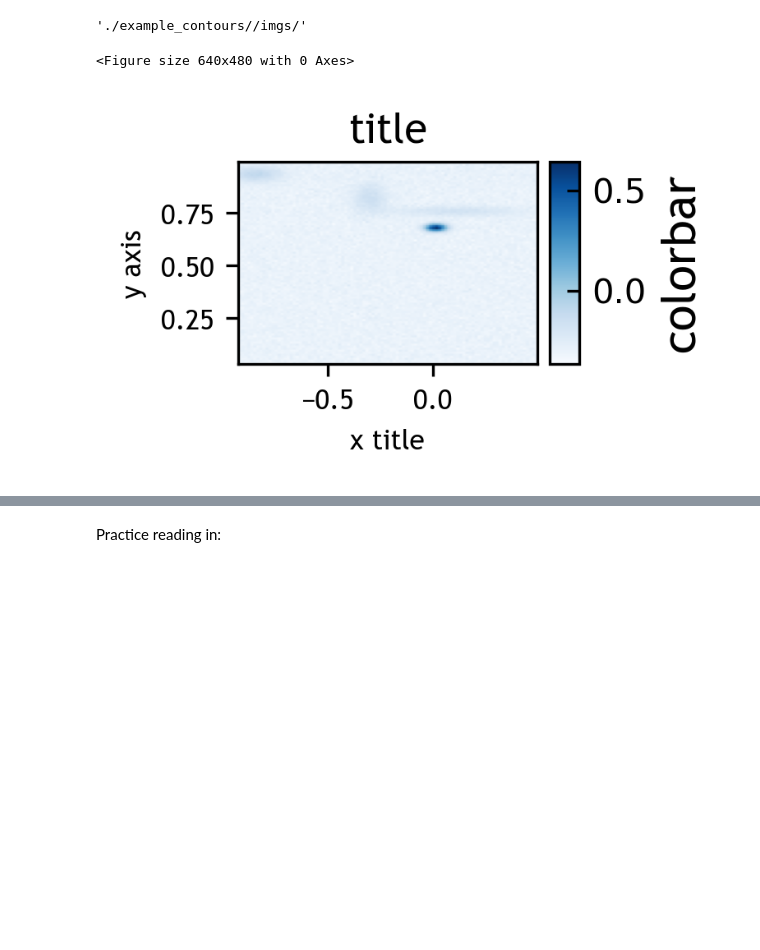
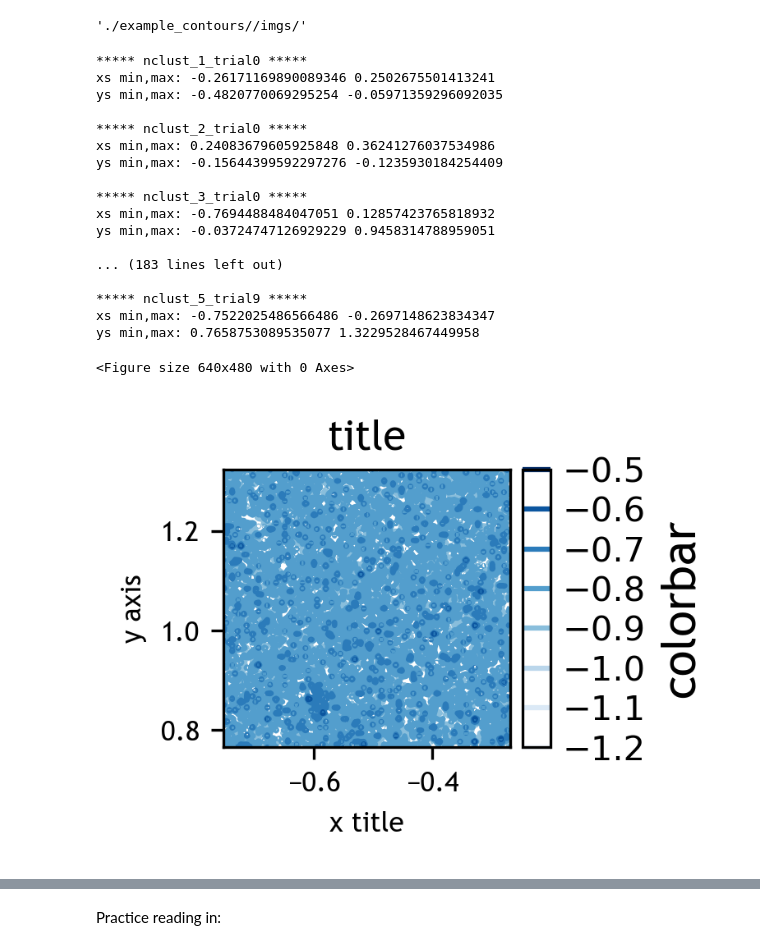
Before and after one commit to ReadingTimeMachine/LLM_VQA_JCDL2025, a Jupyter notebook: create_example_contours_jcdl2025.ipynb, the cells around one changed output, grey strips where cells are left out. Cells and saved outputs as stored; diff of their text form; code cells hidden in the pictures; blank space fills up the shorter version.

```diff
--- a/create_example_contours_jcdl2025.ipynb
+++ b/create_example_contours_jcdl2025.ipynb
@@ -502,6 +502,9 @@ if 'LLM_VQA_JCDL2025' in fake_figs_dir and ntrials > 10:
 
 for n in range(ntrials):
     for nclust in nclusters:
+        print('')
+        base_name = 'nclust_' + str(nclust) + '_trial' + str(n)
+        print('*****', base_name, '*****')
 
         # this becomes more important when we have multiple axes and more complex plots
         data_for_plots = []
@@ -518,22 +521,44 @@ for n in range(ntrials):
         plot_params_loop['contour']['distribution']['gmm']['nclusters'] = {'min': nclust, 'max': nclust}
         plot_params_loop['contour']['distribution']['gmm']['cluster std'] = cluster_std
         plot_params_loop['contour']['distribution']['gmm']['noise'] = noise
-        data_for_plot = get_data(plot_params_loop[plot_type],
-                        plot_type=plot_type,
-                                distribution=distribution_type,
-                                rng=rng, nx=nx_points, ny=ny_points)
+
 
         fig, axes, plot_inds = make_base_plot(plot_style, color_map, dpi,
                                               nrows, ncols, aspect_fig,
                         base=2, verbose=False, tight_layout = tight_layout)
 
         for iplot, ax in enumerate(axes):
+            # choose xmin/max/etc a bit more carefully
+            xmin = rng.uniform(low=plot_params_loop[plot_type]['xmin'],
+                           high=plot_params_loop[plot_type]['xmax'])
+            xmax = rng.uniform(low=plot_params_loop[plot_type]['xmin'],
+                           high=plot_params_loop[plot_type]['xmax'])
+            if xmin > xmax:
+                x1 = xmin
+                xmin = xmax
+                xmax = x1
+            ymin = rng.uniform(low=plot_params_loop[plot_type]['ymin'],
+                           high=plot_params_loop[plot_type]['ymax'])
+            scale = (xmax-xmin)*rng.uniform(low=0.25,high=1.5)
+            ymax = ymin + scale
+
+            data_for_plot = get_data(plot_params_loop[plot_type],
+                            plot_type=plot_type,
+                                    distribution=distribution_type,
+                                    rng=rng, nx=nx_points, ny=ny_points,
+                                    xmin=xmin, xmax=xmax, ymin=ymin,ymax=ymax)
+
+            print('xs min,max:', data_for_plot['xs'].min(), data_for_plot['xs'].max())
+            print('ys min,max:', data_for_plot['ys'].min(), data_for_plot['ys'].max())
+
             data_from_plot, ax = make_plot(plot_params_here[plot_type], data_for_plot,
                                     axes[0], plot_type=plot_type,
                                     rng=rng,
                                     colorbar_side=colorbar_side,
                                     colorbar_size=colorbar_size, colorbar_pad = colorbar_pad,
                                     elinewidth=elinewidth)
+
+
 
             title, xlabel, ylabel = add_titles_and_labels(axes[0], 'x title', 'y axis', 'title',
                                                         title_params, csfont, title_fontsize,
@@ -552,10 +577,7 @@ for n in range(ntrials):
             else:
                 cbar_nums.append(-1)
 
-            # save image
-            base_name = 'nclust_' + str(nclust) + '_trial' + str(n)
-            for imgf in img_format:
-                fig.savefig(img_dir + base_name + '.' + imgf)
+
 
             ####### SAVE DATA ########
             # save data for parsing later -- only a single plot right now
@@ -566,6 +588,10 @@ for n in range(ntrials):
             xlabels.append(xlabel)
             ylabels.append(ylabel)
             distribution_types.append(distribution_type)
+
+        # save image
+        for imgf in img_format:
+            fig.savefig(img_dir + base_name + '.' + imgf)
 
         # figure out which are color bars and which are figures
         axes_save, cbar_axes_save = sort_cbars(fig, cbar_nums)
@@ -612,32 +638,49 @@ for n in range(ntrials):
         #                                           verbose=verbose_qa)
 
         #         ###### L2 #######
         #         # stats items
         #         for axis in ['x', 'y', 'color']:
         #             for k,v in stats.items():
         #                 if len(axes) > 1:
         #                     qa_pairs = q_stats_scatters(datas, qa_pairs, stat={k:v},
         #                                                 axis=axis, plot_num=iplot,
         #                                                 use_words=False, verbose=verbose_qa)
         #                 qa_pairs = q_stats_scatters(datas, qa_pairs, stat={k:v},
         #                                             axis=axis, plot_num=iplot,
         #                                             use_words=True, verbose=verbose_qa)
         #         # ###### L3 ######
         #         # type of distribution
         #         qa_pairs = q_relationship_scatters(datas, qa_pairs, plot_num = iplot,
         #                  return_qa=True, use_words=True,
         #                  use_list=True,
         #                 line_list = ['random','linear','gaussian mixture model'],
         #                 verbose=verbose_qa)
 
         # datas['VQA'] = qa_pairs
 
         # #import sys; sys.exit()
 
         # # dump full data
         # dumped = json.dumps(datas, cls=NumpyEncoder)
         # with open(json_dir + base_name + '.json', 'w') as f:
         #     json.dump(dumped, f)
 # %% [output]
-<Figure size 640x480 with 0 Axes>
+***** nclust_1_trial0 *****
+xs min,max: -0.26171169890089346 0.2502675501413241
+ys min,max: -0.4820770069295254 -0.05971359296092035
+
+***** nclust_2_trial0 *****
+xs min,max: 0.24083679605925848 0.36241276037534986
+ys min,max: -0.15644399592297276 -0.1235930184254409
+
+***** nclust_3_trial0 *****
+xs min,max: -0.7694488484047051 0.12857423765818932
+ys min,max: -0.03724747126929229 0.9458314788959051
+
+... (183 lines left out)
+
+***** nclust_5_trial9 *****
+xs min,max: -0.7522025486566486 -0.2697148623834347
+ys min,max: 0.7658753089535077 1.3229528467449958
+<Figure size 640x480 with 0 Axes>
-[figure, old version]
+[figure, new version]
```
Also changed, not shown: parts of 5 cells of this notebook, 53 other files.
